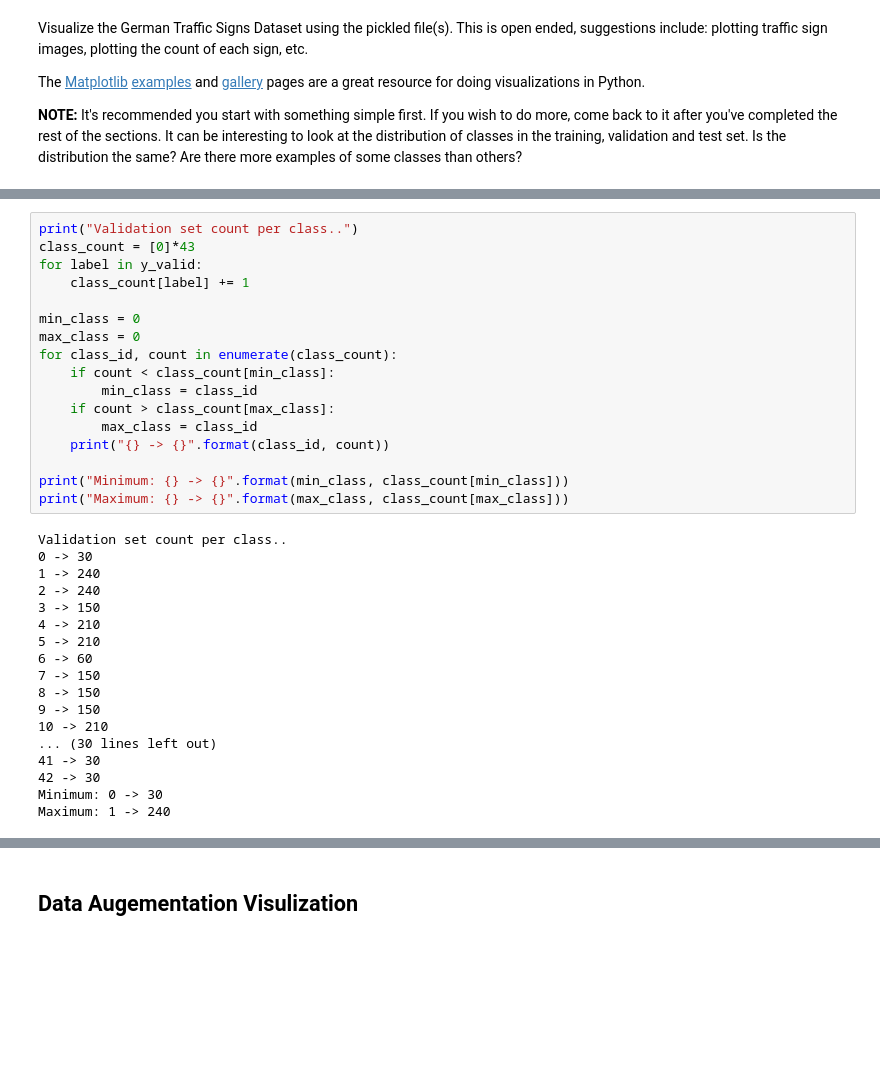
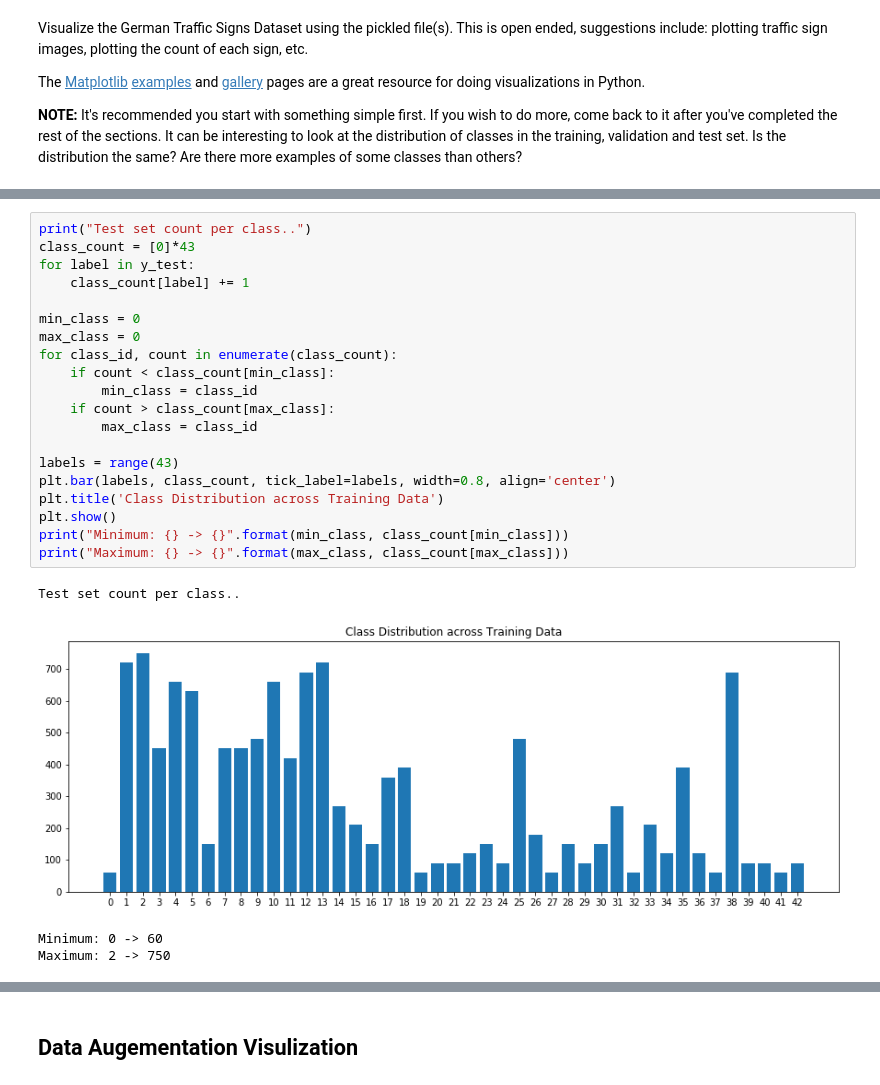
Before and after one commit to JavonDavis/Traffic-Sign-Classifier, a Jupyter notebook: Traffic_Sign_Classifier.ipynb, the cells around one changed output, grey strips where cells are left out. Drawn from its saved outputs; the diff is of its cells as text; blank space fills up the shorter version.

```diff
--- a/Traffic_Sign_Classifier.ipynb
+++ b/Traffic_Sign_Classifier.ipynb
@@ -141,35 +163,25 @@ Maximum: 2 -> 2556
 # %%
-print("Validation set count per class..")
+print("Test set count per class..")
 class_count = [0]*43
-for label in y_valid:
+for label in y_test:
     class_count[label] += 1
 
 min_class = 0
 max_class = 0
 for class_id, count in enumerate(class_count):
     if count < class_count[min_class]:
         min_class = class_id
     if count > class_count[max_class]:
         max_class = class_id
-    print("{} -> {}".format(class_id, count))
 
+labels = range(43)
+plt.bar(labels, class_count, tick_label=labels, width=0.8, align='center')
+plt.title('Class Distribution across Training Data')
+plt.show()
 print("Minimum: {} -> {}".format(min_class, class_count[min_class]))
 print("Maximum: {} -> {}".format(max_class, class_count[max_class]))
 # %% [output]
-Validation set count per class..
-0 -> 30
-1 -> 240
-2 -> 240
-3 -> 150
-4 -> 210
-5 -> 210
-6 -> 60
-7 -> 150
-8 -> 150
-9 -> 150
-10 -> 210
-... (30 lines left out)
-41 -> 30
-42 -> 30
-Minimum: 0 -> 30
-Maximum: 1 -> 240
+Test set count per class..
+[figure, added]
+Minimum: 0 -> 60
+Maximum: 2 -> 750
```
Also changed, not shown: parts of 9 cells of this notebook.
